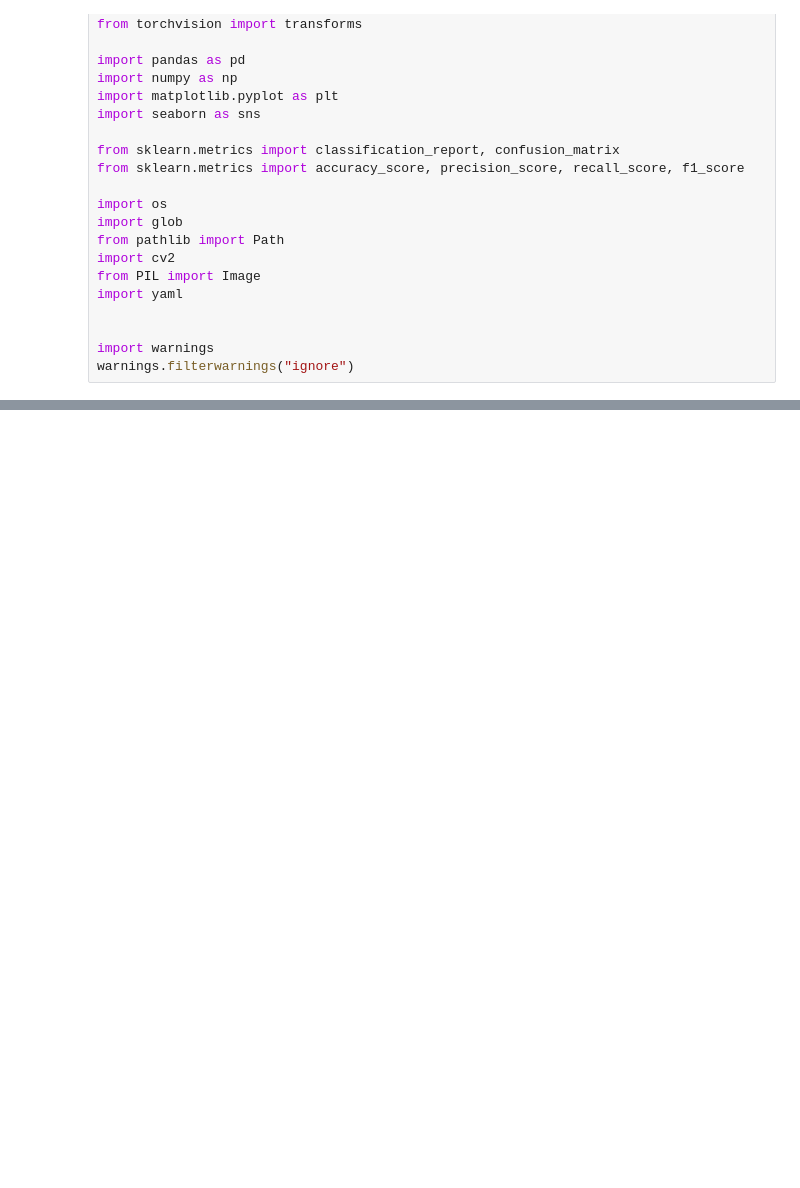
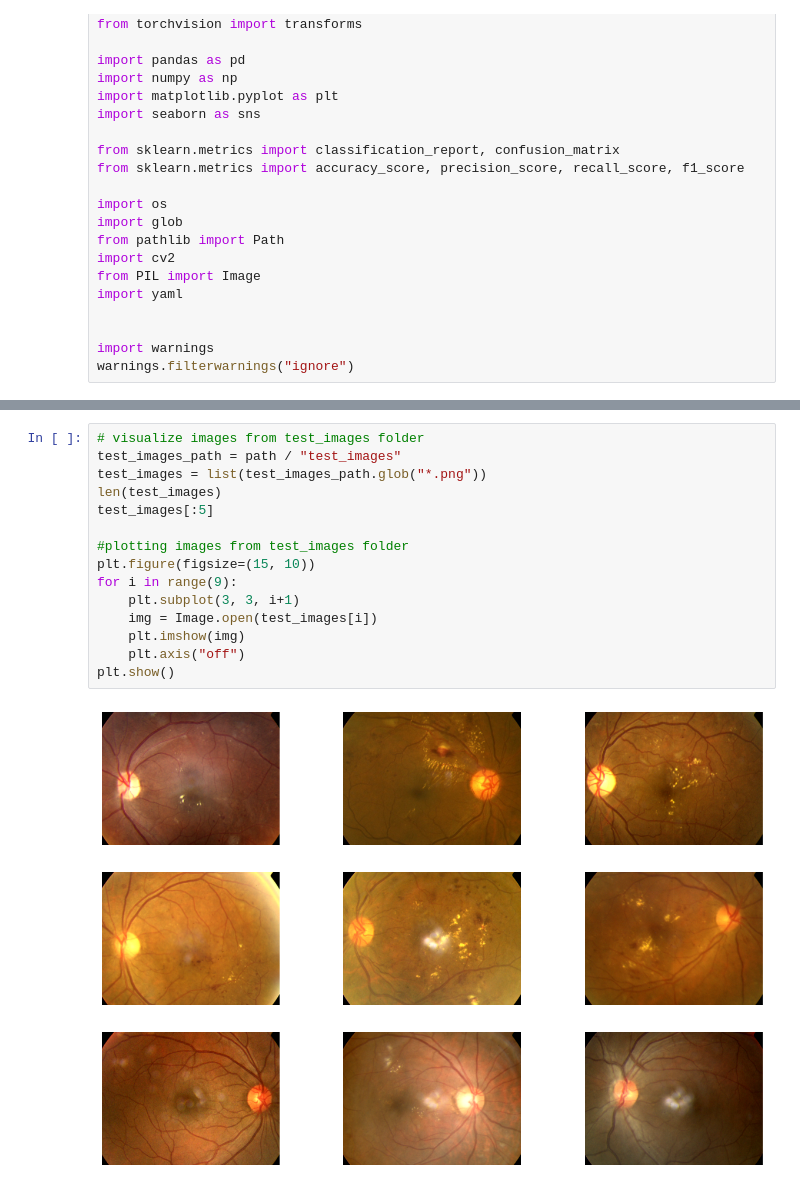
Before and after one commit to DPHeshanRanasinghe/Detect-Diabetic-Retinopathy, a Jupyter notebook: detect-diabetic-retinopathy.ipynb, the cells around one changed output, grey strips where cells are left out. Saved outputs shown, nothing was run; the diff lists cells and outputs as text; blank space fills up the shorter version.

```diff
--- a/detect-diabetic-retinopathy.ipynb
+++ b/detect-diabetic-retinopathy.ipynb
@@ -27,0 +68,17 @@ warnings.filterwarnings("ignore")
+# %%
+# visualize images from test_images folder
+test_images_path = path / "test_images"
+test_images = list(test_images_path.glob("*.png"))
+len(test_images)
+test_images[:5]
+
+#plotting images from test_images folder
+plt.figure(figsize=(15, 10))
+for i in range(9):
+    plt.subplot(3, 3, i+1)
+    img = Image.open(test_images[i])
+    plt.imshow(img)
+    plt.axis("off")
+plt.show()
+# %% [output]
+[figure, added]
```
Also changed, not shown: parts of 3 cells of this notebook.
